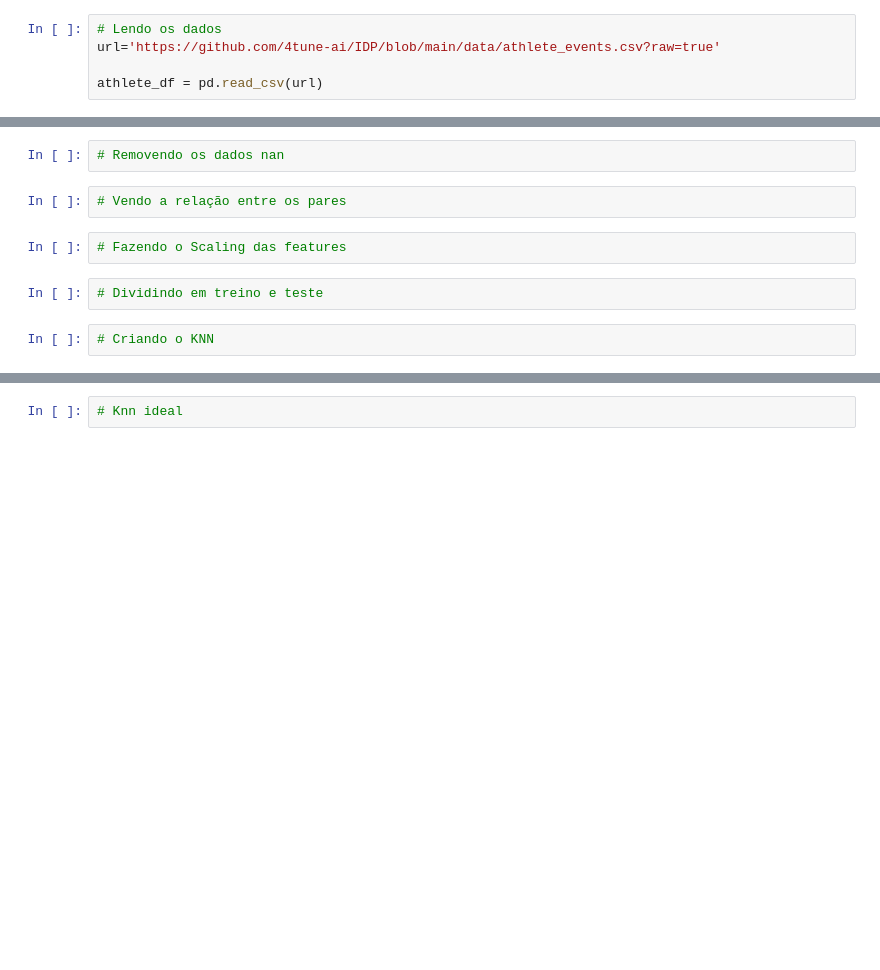
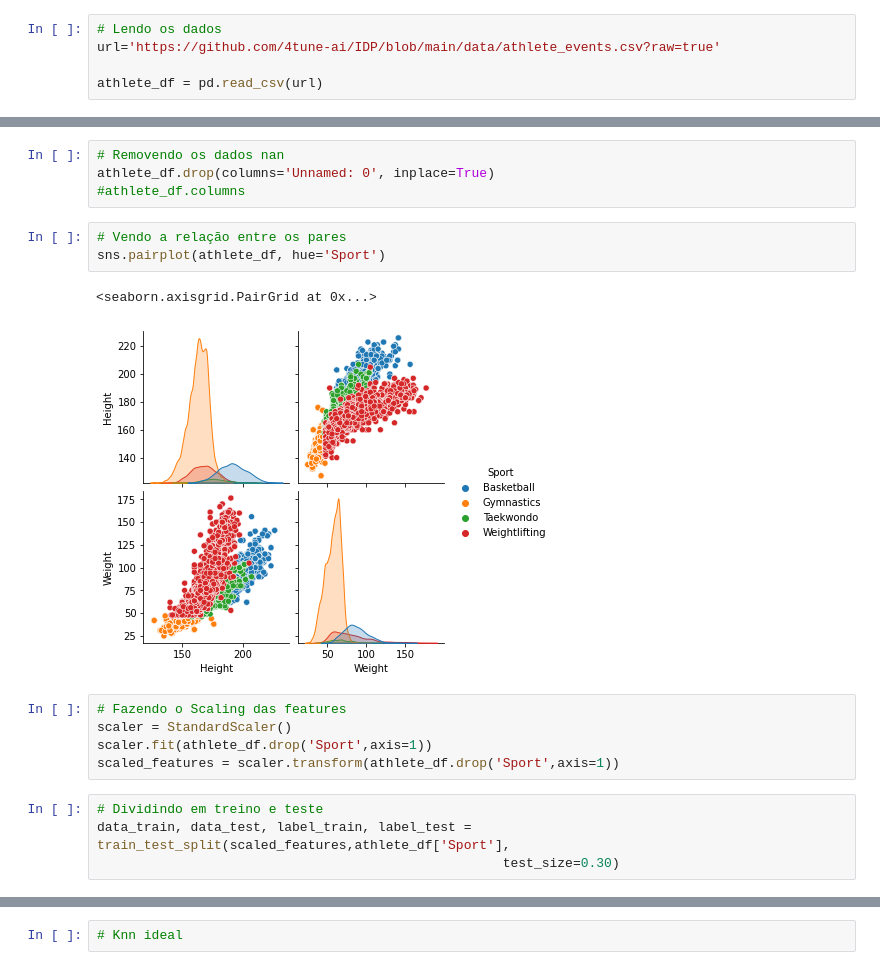
Before and after one commit to LeodeFaria/IDP, a Jupyter notebook: idp_IA1_knn_exercicio.ipynb, the cells around one changed output, grey strips where cells are left out. Cells and saved outputs as stored; diff of their text form; blank space fills up the shorter version.

```diff
--- a/idp_IA1_knn_exercicio.ipynb
+++ b/idp_IA1_knn_exercicio.ipynb
@@ -26,10 +40,19 @@ athlete_df
 # %%
 # Removendo os dados nan
+athlete_df.drop(columns='Unnamed: 0', inplace=True)
+#athlete_df.columns
 # %%
 # Vendo a relação entre os pares
+sns.pairplot(athlete_df, hue='Sport')
+# %% [output]
+<seaborn.axisgrid.PairGrid at 0x...>
+[figure, added]
-# %%
-# Fazendo o Scaling das features
+# %%
+# Fazendo o Scaling das features
+scaler = StandardScaler()
+scaler.fit(athlete_df.drop('Sport',axis=1))
+scaled_features = scaler.transform(athlete_df.drop('Sport',axis=1))
 # %%
 # Dividindo em treino e teste
+data_train, data_test, label_train, label_test = train_test_split(scaled_features,athlete_df['Sport'],
+                                                    test_size=0.30)
-# %%
-# Criando o KNN
```
Also changed, not shown: parts of 7 cells of this notebook.
